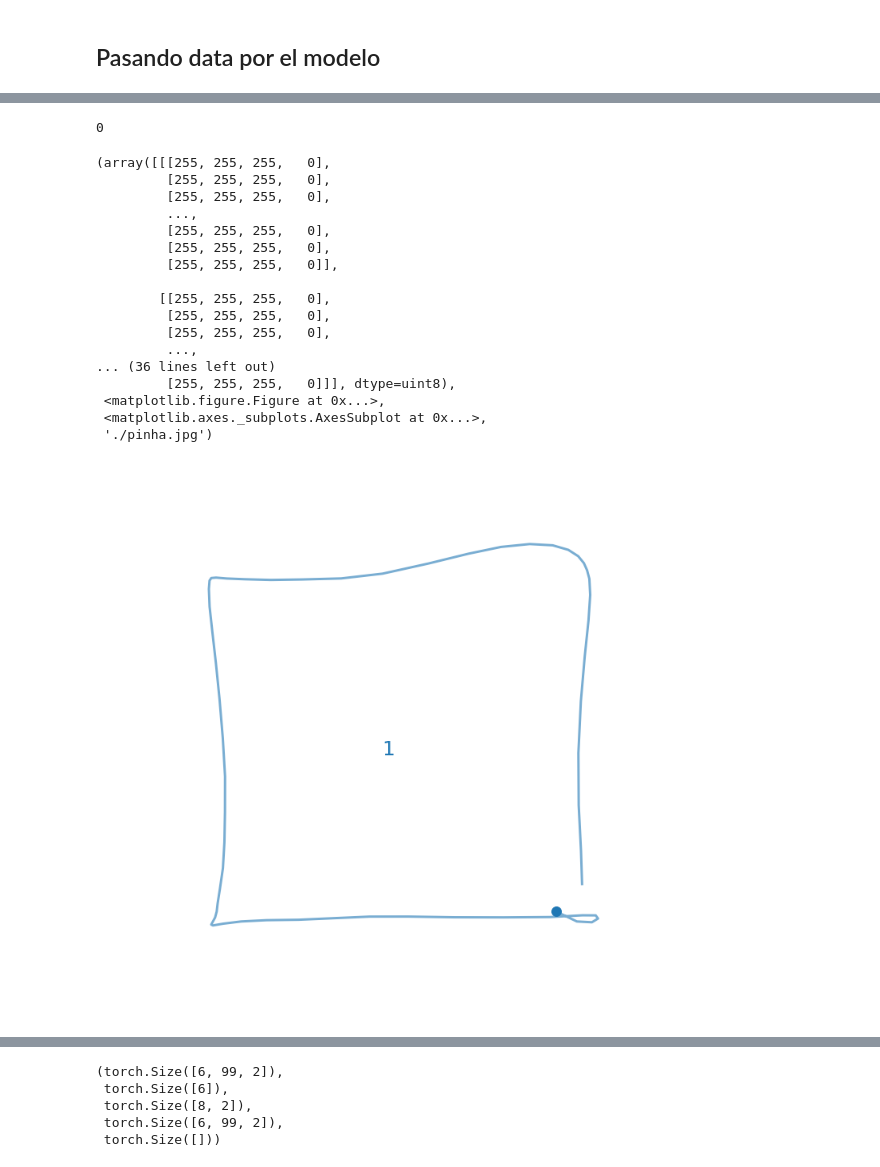
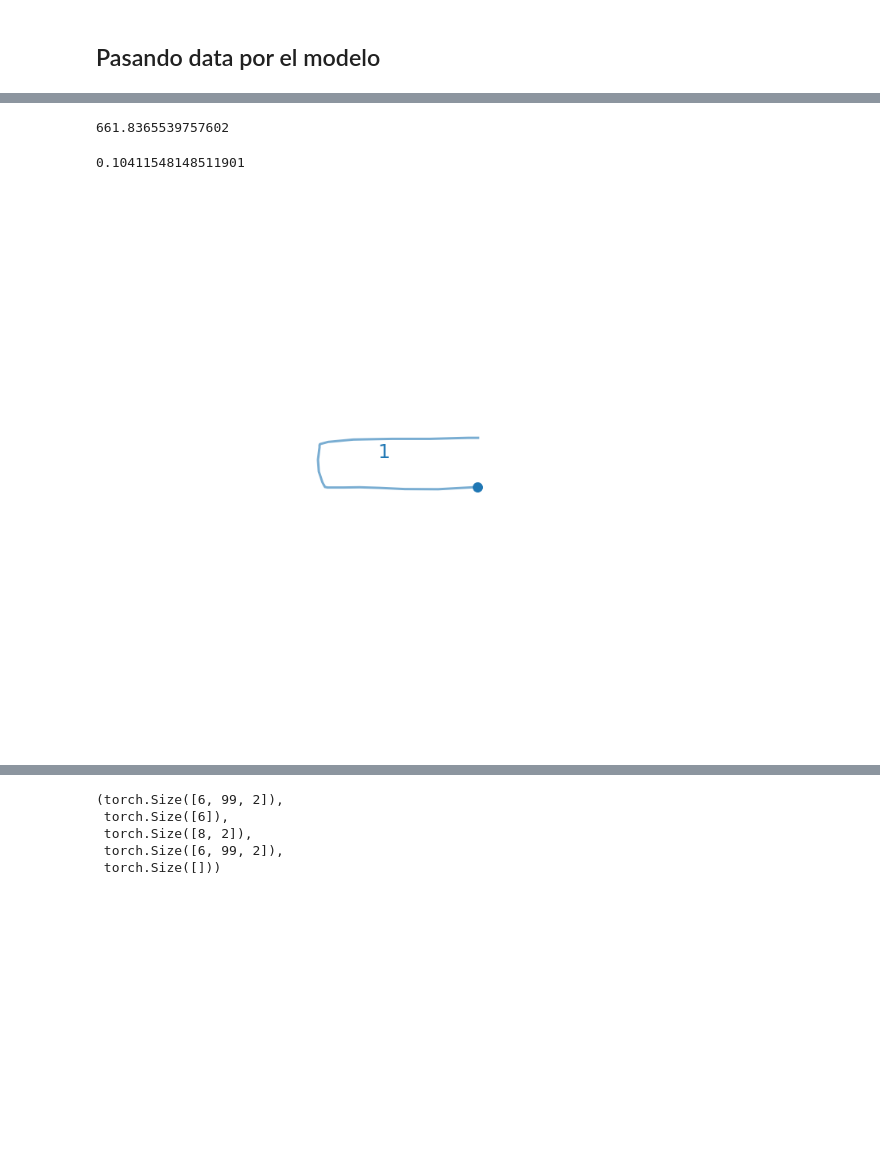
Before and after one commit to IAmigos/CoSE-pytorch, a Jupyter notebook: prueba_eval_and_drawing.ipynb, the cells around one changed output, grey strips where cells are left out. Saved outputs shown, nothing was run; the diff lists cells and outputs as text; code cells hidden in the pictures; blank space fills up the shorter version.

```diff
--- a/prueba_eval_and_drawing.ipynb
+++ b/prueba_eval_and_drawing.ipynb
@@ -20,7 +22,7 @@ cose.embedding_predictive_model.load_state_dict(torch.load(os.path.join(os.getcw
 # %% [output]
 <All keys matched successfully>
 # %%
-val_path = f"/data/{user}/cose/valid/"
+val_path = f"/data/{user}/cose/train/"
 # %%
 batchdata = BatchCoSELoader(path = val_path,
                     filenames={"inputs_file" : "inputs_list_based_x16.pkl",
@@ -79,0 +214,4 @@ encoder_out = cose.encoder(encoder_inputs.permute(1,0,2), strok_len_inputs, look
+# %%
+num_predictive_inputs = 32
+if input_type == "hybrid":
+    num_predictive_inputs //= 2
@@ -90,10 +311,12 @@ loss_ae = 0
 mean_chamfer_dist = 0
 q = 0
 chamferDist = ChamferDistance()
-total_chamfer_dist = 0
+total_chamfer_dist = []
 recons_strokes = []
+recon_start_pos = []
+strok_len_inp = []
 for i, stroke_embedding in enumerate(pred_embedding):
-    if strok_len_inputs[i] > 0:
+    if strok_len_inputs[i] > 0 and strok_len_inputs[i] < 100:
         t_inputs = torch.linspace(0, 1, steps=strok_len_inputs[i]).to(device)
         t_inp = t_inputs.reshape(1,-1)
         stroke_emb = stroke_embedding.reshape(1,-1).repeat(t_inp.size(-1), 1)
@@ -104,15 +327,31 @@ for i, stroke_embedding in enumerate(pred_embedding):
         orig_pos = expected_start_coord[i:i+1,:]
         recon_stroke_ = recons_stroke.reshape(-1, strok_len_inputs[i],2)
         recon_pos = recon_start_coord[i:i+1,:]
-        break
         #orig_stroke_ = torch.from_numpy(orig_stroke_.cpu().detach().numpy()*std_channel + mean_channel).to(device) + orig_pos
         #recon_stroke_ = torch.from_numpy(recon_stroke_.cpu().detach().numpy()*std_channel + mean_channel).to(device) + recon_pos
         recons_strokes.append(recon_stroke_.squeeze(dim = 0))
+        recon_start_pos.append(recon_pos.squeeze(dim = 0))
+        strok_len_inp.append(strok_len_inputs[i].squeeze(dim = 0))
         if i >= skip_rows:
-            loss_ae += -1*(logli_gmm_logsumexp(expected_strokes[i:i+1,:strok_len_inputs[i],:2], ae_mu, ae_sigma, ae_pi).mean())
-            #orig_stroke_ = torch.from_numpy(orig_stroke_.cpu().detach().numpy()*std_channel + mean_channel).to(device) + orig_pos
-            #recon_stroke_ = torch.from_numpy(recon_stroke_.cpu().detach().numpy()*std_channel + mean_channel).to(device) + recon_pos
-            total_chamfer_dist += chamferDist(orig_stroke_, recon_stroke_)
+            loss_ae += -1*(logli_gmm_logsumexp(orig_stroke_.detach(), ae_mu.detach(), ae_sigma.detach(), ae_pi.detach()).mean().item())
+            #print(loss_ae)
+            orig_stroke_ = torch.from_numpy(orig_stroke_.cpu().detach().numpy()*std_channel + mean_channel).to(device) + orig_pos
+            recon_stroke_ = torch.from_numpy(recon_stroke_.cpu().detach().numpy()*std_channel + mean_channel).to(device) + recon_pos
+
+            total_chamfer_dist.append(chamferDist(orig_stroke_, recon_stroke_).item())
+            #if total_chamfer_dist
+            #print(total_chamfer_dist)
             q+=1
-#loss_ae = loss_ae/q
-#mean_chamfer_dist = total_chamfer_dist/q
+        #break
+    #else:
+    #    print(f"skipping {i} iteration")
+loss_ae = loss_ae/q
+mean_chamfer_dist = np.mean(total_chamfer_dist)
+# %%
+loss_ae
+# %% [output]
+661.8365539757602
+# %%
+mean_chamfer_dist
+# %% [output]
+0.10411548148511901
@@ -119,27 +360,8 @@ for i, stroke_embedding in enumerate(pred_embedding):
 # %%
-i
+i = 80
-# %% [output]
-0
 # %%
-transform_strokes_to_image(drawing=orig_stroke_.cpu().detach(), seq_len_drawing=[strok_len_inputs[i].cpu().detach()], start_coord_drawing=orig_pos.cpu().detach(), mean_channel=mean_channel,
-                                                     std_channel=std_channel, num_strokes=None, output_path="./", output_file="pinha", square_figure=True, save=True, alpha=0.6, highlight_start=True)
+npfig, _, _, _  = transform_strokes_to_image(drawing=orig_stroke_.cpu().detach(), seq_len_drawing=[strok_len_inputs[i].cpu().detach()], start_coord_drawing=orig_pos.cpu().detach(), mean_channel=mean_channel,
+                                                     std_channel=std_channel, num_strokes=None,output_path="./", output_file="pinha", square_figure=True, save=True, alpha=0.6, highlight_start=True)
 # %% [output]
-(array([[[255, 255, 255,   0],
-         [255, 255, 255,   0],
-         [255, 255, 255,   0],
-         ...,
-         [255, 255, 255,   0],
-         [255, 255, 255,   0],
-         [255, 255, 255,   0]],
-
-        [[255, 255, 255,   0],
-         [255, 255, 255,   0],
-         [255, 255, 255,   0],
-         ...,
-... (36 lines left out)
-         [255, 255, 255,   0]]], dtype=uint8),
- <matplotlib.figure.Figure at 0x...>,
- <matplotlib.axes._subplots.AxesSubplot at 0x...>,
- './pinha.jpg')
-[figure, old version]
+[figure, new version]
 # %%
```
Also changed, not shown: parts of 38 cells of this notebook, 1 other file.
